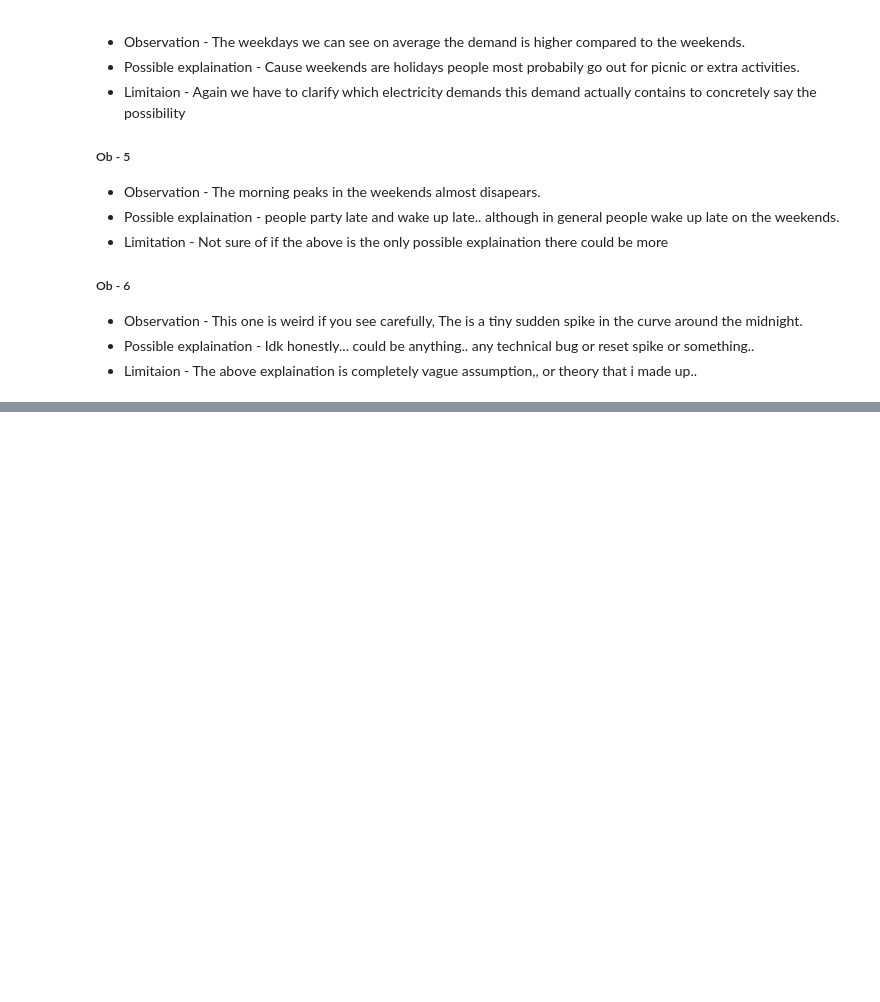
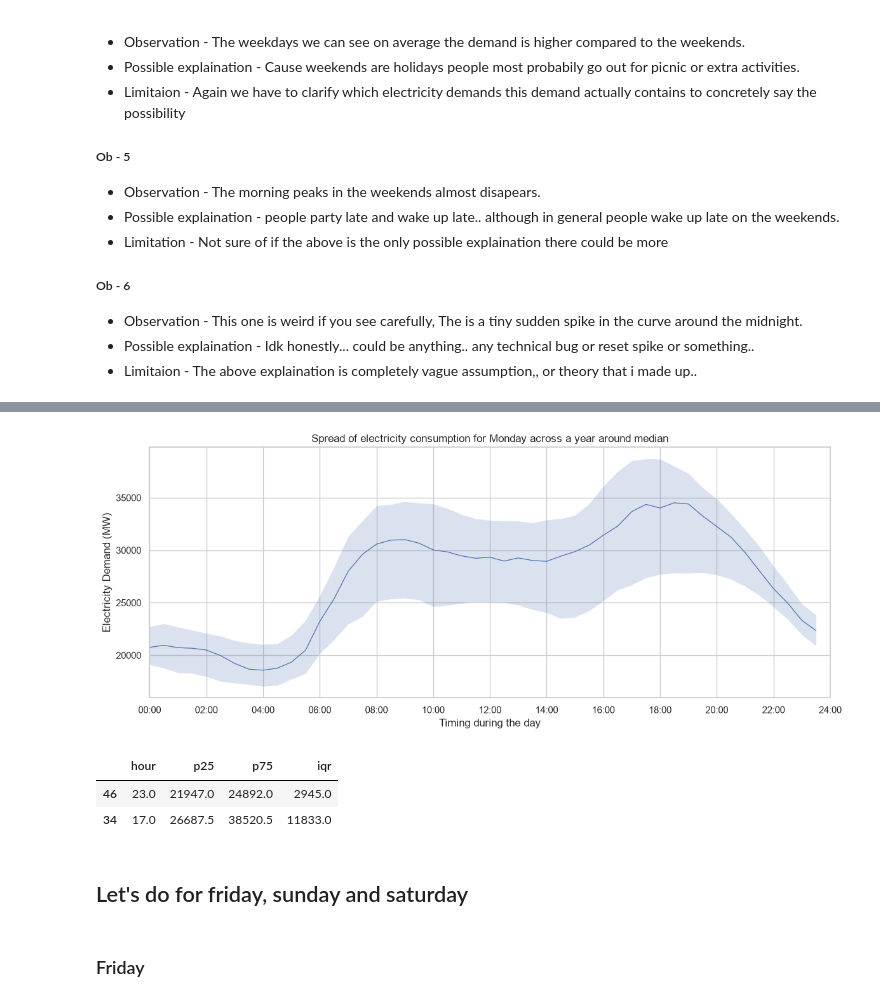
Before and after one commit to Ak62007/Halftime-Effect, a Jupyter notebook: notebooks/03_demand_eda.ipynb, the cells around one changed output, grey strips where cells are left out. Saved outputs shown, nothing was run; the diff lists cells and outputs as text; code cells hidden in the pictures; blank space fills up the shorter version.

```diff
--- a/notebooks/03_demand_eda.ipynb
+++ b/notebooks/03_demand_eda.ipynb
@@ -201,0 +406,15 @@ sample_week['timestamp_london'].min(), sample_week['timestamp_london'].max()
+# %%
+monday = baseline_train.loc[baseline_train['weekday'] == 0]
+# %%
+mon_spread = (
+    monday
+    .groupby(by=['half_hour_slot'], as_index=False)
+    .agg(
+        median=('demand_mw', 'median'),
+        p25=('demand_mw', lambda x: x.quantile(0.25)),
+        p75=('demand_mw', lambda x: x.quantile(0.75)),
+        count=('demand_mw', 'count')
+    )
+)
+# %%
+mon_spread['hour'] = mon_spread['half_hour_slot'].divide(2)
@@ -201,0 +430,47 @@ sample_week['timestamp_london'].min(), sample_week['timestamp_london'].max()
+# %%
+fig, ax = plt.subplots(figsize=(12, 5))
+
+ax.plot(
+    mon_spread['hour'],
+    mon_spread['median'],
+    linewidth=0.9
+)
+
+ax.set_xlim(0, 24)
+ax.set_xticks(range(0, 25, 2))
+ax.set_xticklabels(
+    [f'{h:02d}:00' for h in range(0, 25, 2)]
+)
+
+ax.fill_between(
+    mon_spread['hour'],
+    mon_spread['p25'],
+    mon_spread['p75'],
+    alpha=0.2
+)
+
+ax.set(
+    title="Spread of electricity consumption for Monday across a year around median",
+    xlabel='Timing during the day',
+    ylabel='Electricity Demand (MW)'
+)
+
+plt.tight_layout()
+plt.show()
+# %% [output]
+[figure, added]
+# %%
+mon_spread['iqr'] = mon_spread['p75'] - mon_spread['p25']
+
+mon_spread.loc[
+    [mon_spread['iqr'].idxmin(), mon_spread['iqr'].idxmax()],
+    ['hour', 'p25', 'p75', 'iqr']
+]
+# %% [output]
+|  | hour | p25 | p75 | iqr |
+| 46 | 23.0 | 21947.0 | 24892.0 | 2945.0 |
+| 34 | 17.0 | 26687.5 | 38520.5 | 11833.0 |
+# %% [markdown]
+## Let's do for friday, sunday and saturday
+# %% [markdown]
+### Friday
```
Also changed, not shown: parts of 30 cells of this notebook.
